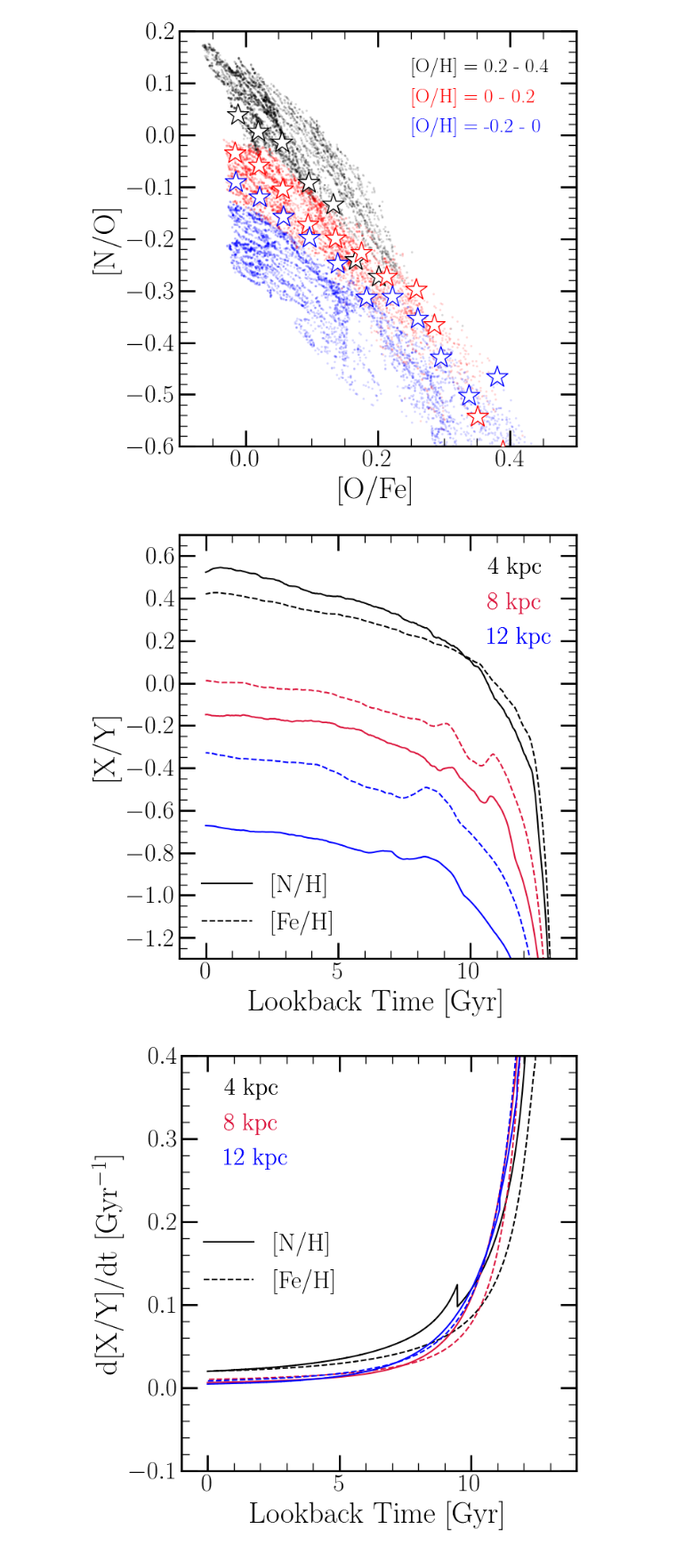
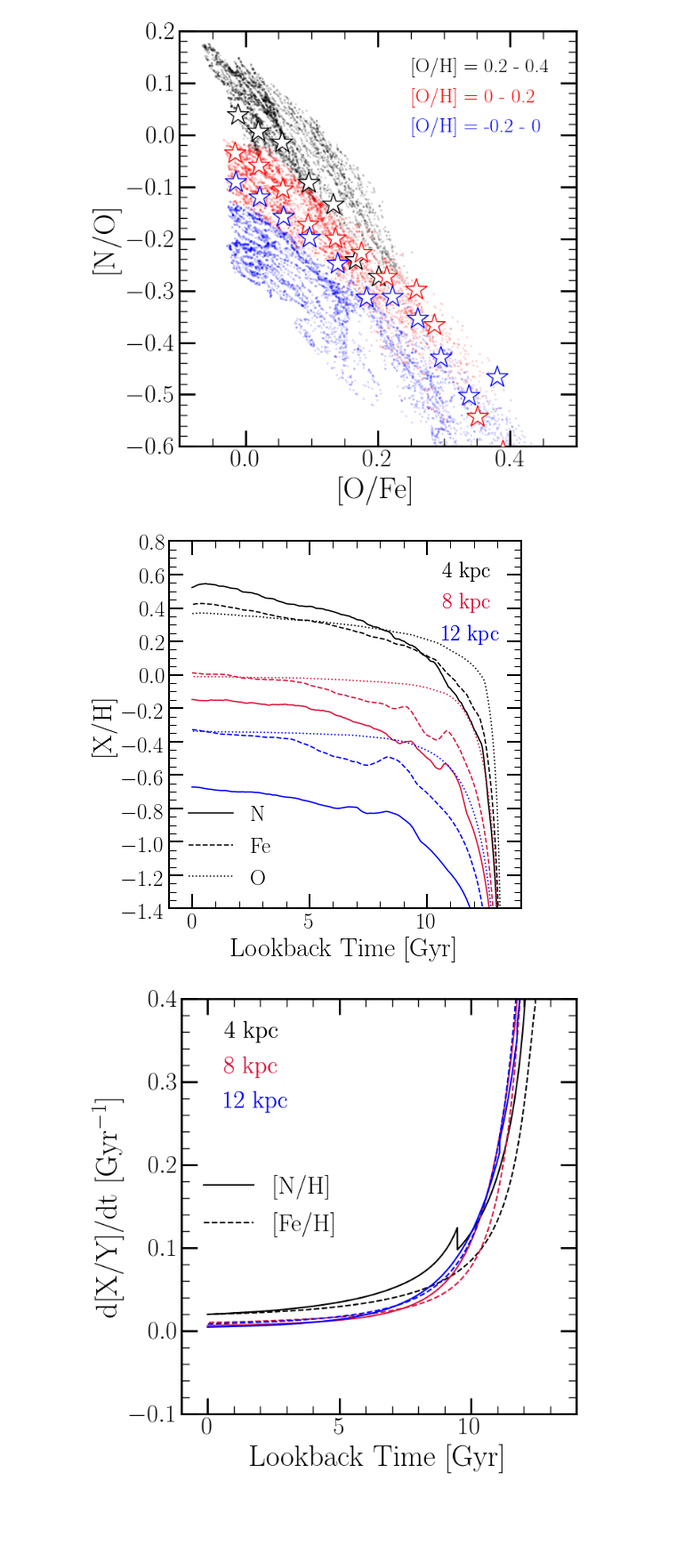
Before and after one commit to giganano/AGBmigration, a Jupyter notebook: notebooks/paper_plots.ipynb, the cells around one changed output. Shown at 89% size. Drawn from its saved outputs; the diff is of its cells as text; code cells hidden in the pictures; blank space fills up the shorter version.

```diff
--- a/notebooks/paper_plots.ipynb
+++ b/notebooks/paper_plots.ipynb
@@ -210,21 +211,25 @@ colors = {
     "ventura13": "crimson",
     "karakas10": "lime",
     "karakas16": "blue",
+    "linear": "darkviolet"
 }
 zvals = {
     "cristallo11": 0.014,
     "ventura13": 0.014,
     "karakas10": 0.02,
-    "karakas16": 0.014
+    "karakas16": 0.014,
+    "linear": 0.014
 }
 labels = {
     "cristallo11": "C11+C15",
     "ventura13": "V13",
     "karakas10": "K10",
-    "karakas16": "KL16+K18"
+    "karakas16": "KL16+K18",
+    "linear": "Linear"
 }
 
 for study in colors.keys():
+    if study == "linear": continue
     y, m, z = vice.yields.agb.grid('n', study = study)
     idx = z.index(zvals[study])
     yields = len(m) * [0.]
@@ -235,6 +240,13 @@ for study in colors.keys():
     kwargs["label"] = labels[study]
     ax.plot(m, yields, **kwargs)
 
+# linear = linear_agb_yield(slope = 3.0e-4)
+# xvals = np.linspace(1, 7, 1000)
+# yvals = [10**logprefactor * _**-1.3 * linear(_, 0.014) for _ in xvals]
+# kwargs["c"] = colors["linear"]
+# kwargs["label"] = labels["linear"]
+# ax.plot(xvals, yvals, **kwargs)
+
 # leg = ax.legend(loc = plots.mpltoolkit.mpl_loc("upper right"), ncol = 2, frameon = False,
 #     handlelength = 0)
 leg = ax.legend(loc = plots.mpltoolkit.mpl_loc("upper left"), ncol = 1, frameon = False,
@@ -244,5 +256,6 @@ for i in range(len(leg.legendHandles)):
     leg.legendHandles[i].set_visible(False)
 
 plt.tight_layout()
+plt.savefig("../paper/agb_yield_models_imfweighted.pdf")
 plt.show()
 # %% [output]
@@ -573,10 +620,15 @@ for i in range(len(colors)):
     leg.legendHandles[i].set_visible(False)
 
 zone = "zone50"
-start = modulated.zones[zone].history["time"].index(times[0])
-stop = modulated.zones[zone].history["time"].index(times[-1])
-no = modulated.zones[zone].history["[n/o]"][start:stop + 1]
-oh = modulated.zones[zone].history["[o/h]"][start:stop + 1]
+indeces = [modulated.zones[zone].history["time"].index(_) for _ in times]
+no = modulated.zones[zone].history["[n/o]"][indeces[0]:indeces[-1] + 1]
+oh = modulated.zones[zone].history["[o/h]"][indeces[0]:indeces[-1] + 1]
+for i in range(len(times)):
+    kwargs = {
+        "c": plots.mpltoolkit.named_colors()[colors[i]],
+        "s": 100
+    }
+    ax.scatter(oh[indeces[i] - indeces[0]], no[indeces[i] - indeces[0]], **kwargs)
 kwargs = {
     "c": plots.mpltoolkit.named_colors()["black"],
     "linestyle": '--'
@@ -1012,11 +1064,11 @@ plt.show()
 fig = plt.figure(figsize = (7, 7), facecolor = "white")
 ax = fig.add_subplot(111, facecolor = "white")
 ax.set_xlabel("Lookback Time [Gyr]")
-ax.set_ylabel("[X/Y]")
+ax.set_ylabel("[X/H]")
 # ax.set_ylabel("d[X/Y]/dt")
 ax.set_xlim([-1, 14])
-ax.set_ylim([-1.3, 0.7])
-ax.set_yticks([-1.2 + 0.2 * _ for _ in range(10)])
+ax.set_ylim([-1.4, 0.8])
+ax.set_yticks([-1.4 + 0.2 * _ for _ in range(12)])
 # ax.set_ylim([-0.2, 0.4])
 
 out = vice.output("../outputs/diffusion/insideout")
@@ -1024,12 +1076,14 @@ out = vice.output("../outputs/diffusion/insideout")
 kwargs = {
     "c": plots.mpltoolkit.named_colors()["black"]
 }
-line1 = ax.plot([0, 1], [0, 1], linestyle = '-', label = "[N/H]", **kwargs)[0]
-line2 = ax.plot([0, 1], [0, 1], linestyle = '--', label = "[Fe/H]", **kwargs)[0]
+line1 = ax.plot([0, 1], [0, 1], linestyle = '-', label = "N", **kwargs)[0]
+line2 = ax.plot([0, 1], [0, 1], linestyle = '--', label = "Fe", **kwargs)[0]
+line3 = ax.plot([0, 1], [0, 1], linestyle = ':', label = "O", **kwargs)[0]
 leg = ax.legend(loc = plots.mpltoolkit.mpl_loc("lower left"), ncol = 1, frameon = False)
 ax.add_artist(leg)
 line1.remove()
 line2.remove()
+line3.remove()
 
 # zones = ["zone40", "zone60", "zone80", "zone100", "zone120"]
 # labels = ["4 kpc", "6 kpc", "8 kpc", "10 kpc", "12 kpc"]
@@ -1041,34 +1095,37 @@ for i in range(len(zones)):
     xvals = out.zones[zones[i]].history["lookback"]
 #     xvals = [(a + b) / 2 for a, b in zip(out.zones[zones[i]].history["lookback"][1:],
 #         out.zones[zones[i]].history["lookback"][:-1])]
     yvals = out.zones[zones[i]].history["[fe/h]"]
 #     yvals = len(xvals) * [0.]
 #     for j in range(len(yvals)):
 #         yvals[j] = out.zones[zones[i]].history["[fe/h]"][j + 1] - out.zones[zones[i]].history["[fe/h]"][j]
 #         yvals[j] /= out.zones[zones[i]].history["time"][j + 1] - out.zones[zones[i]].history["time"][j]
     kwargs = {
         "c": plots.mpltoolkit.named_colors()[colors[i]],
         "linestyle": '--'
     }
     ax.plot(xvals, yvals, **kwargs)
 #     for j in range(len(yvals)):
 #         yvals[j] = out.zones[zones[i]].history["[n/h]"][j + 1] - out.zones[zones[i]].history["[n/h]"][j]
 #         yvals[j] /= out.zones[zones[i]].history["time"][j + 1] - out.zones[zones[i]].history["time"][j]
+    yvals = out.zones[zones[i]].history["[o/h]"]
+    kwargs["linestyle"] = ':'
+    ax.plot(xvals, yvals, **kwargs)
     yvals = out.zones[zones[i]].history["[n/h]"]
     kwargs["linestyle"] = '-'
     kwargs["label"] = labels[i]
     ax.plot(xvals, yvals, **kwargs)
 leg = ax.legend(loc = plots.mpltoolkit.mpl_loc("upper right"), ncol = 1, frameon = False,
     handlelength = 0)
 for i in range(len(zones)):
     leg.get_texts()[i].set_color(colors[i])
     leg.legendHandles[i].set_visible(False)
 ax.add_artist(leg)
 plt.tight_layout()
 plt.savefig("../paper/nh_feh_vs_lookback.pdf")
 plt.show()
 # %% [output]
-[figure, old version]
+[figure, new version]
 # %%
 fig = plt.figure(figsize = (7, 7), facecolor = "white")
 ax = fig.add_subplot(111)
```
Also changed, not shown: parts of 4 cells of this notebook, 18 other files.
